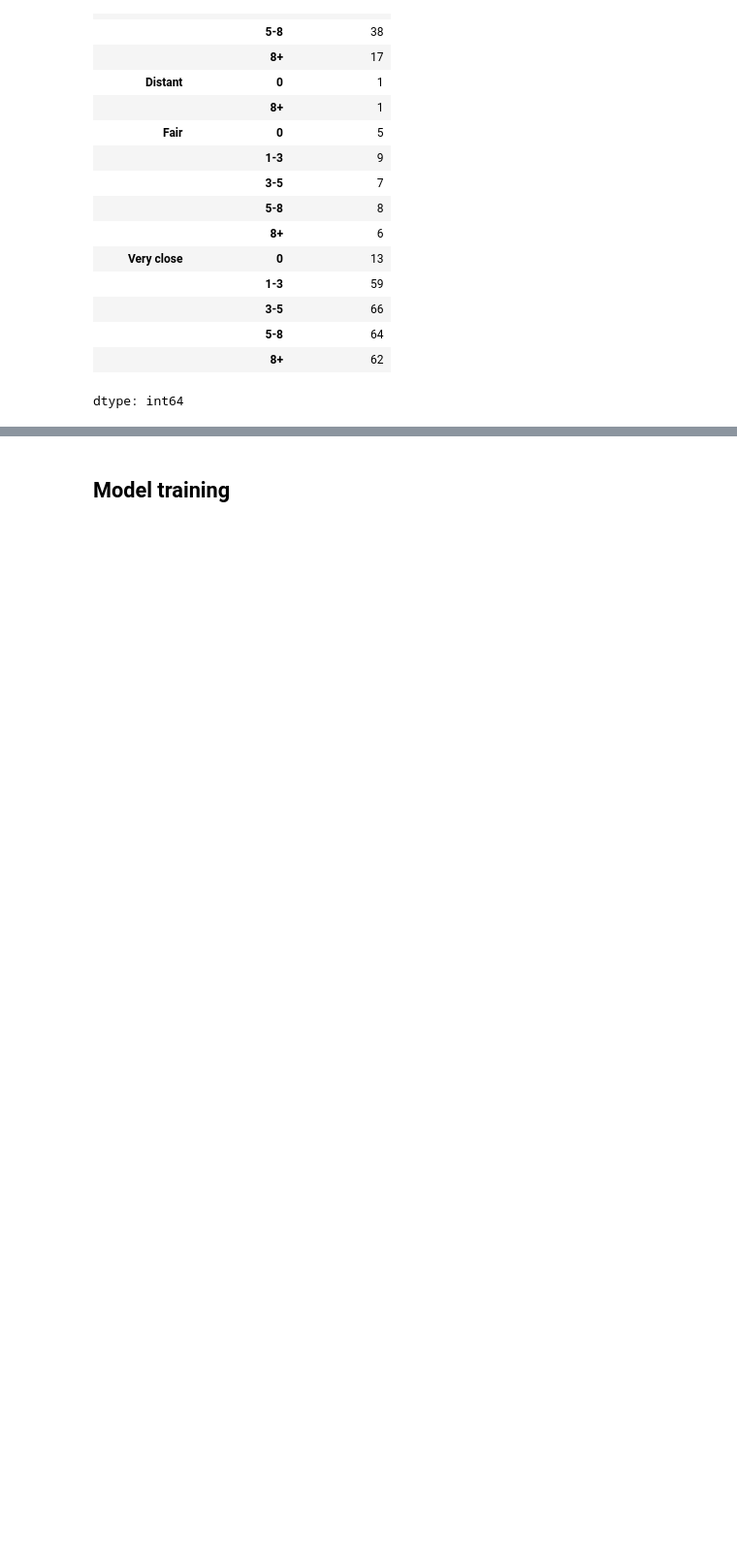
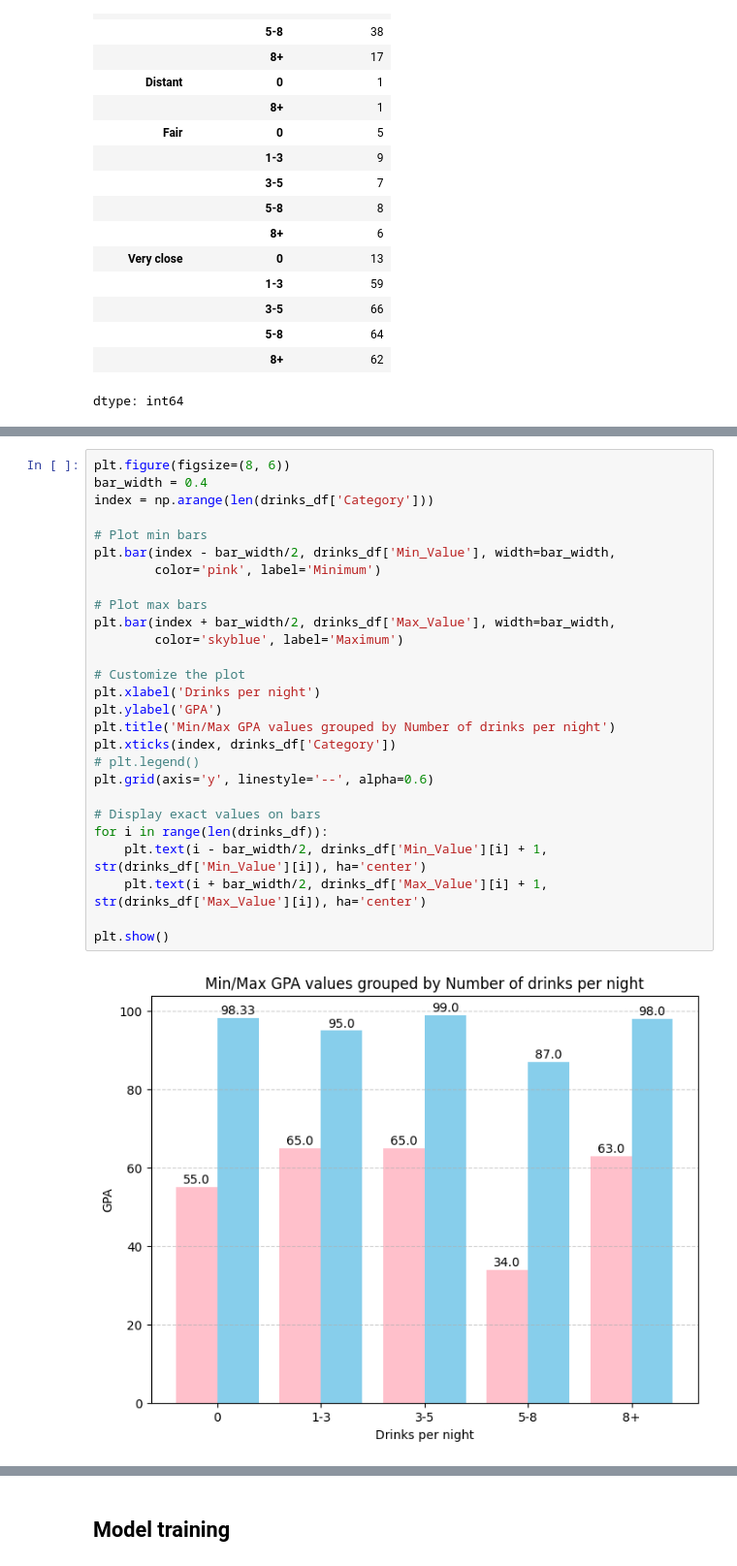
Before and after one commit to MadibaMadiba/uni-drinking-effect, a Jupyter notebook: assets/eda.ipynb, the cells around one changed output, grey strips where cells are left out. Shown at 97% size. Drawn from its saved outputs; the diff is of its cells as text; blank space fills up the shorter version.

```diff
--- a/assets/eda.ipynb
+++ b/assets/eda.ipynb
@@ -433,0 +494,29 @@ dtype: int64
+# %%
+plt.figure(figsize=(8, 6))
+bar_width = 0.4
+index = np.arange(len(drinks_df['Category']))
+
+# Plot min bars
+plt.bar(index - bar_width/2, drinks_df['Min_Value'], width=bar_width,
+        color='pink', label='Minimum')
+
+# Plot max bars
+plt.bar(index + bar_width/2, drinks_df['Max_Value'], width=bar_width,
+        color='skyblue', label='Maximum')
+
+# Customize the plot
+plt.xlabel('Drinks per night')
+plt.ylabel('GPA')
+plt.title('Min/Max GPA values grouped by Number of drinks per night')
+plt.xticks(index, drinks_df['Category'])
+# plt.legend()
+plt.grid(axis='y', linestyle='--', alpha=0.6)
+
+# Display exact values on bars
+for i in range(len(drinks_df)):
+    plt.text(i - bar_width/2, drinks_df['Min_Value'][i] + 1, str(drinks_df['Min_Value'][i]), ha='center')
+    plt.text(i + bar_width/2, drinks_df['Max_Value'][i] + 1, str(drinks_df['Max_Value'][i]), ha='center')
+
+plt.show()
+# %% [output]
+[figure, added]
```
Also changed, not shown: parts of 27 cells of this notebook.
